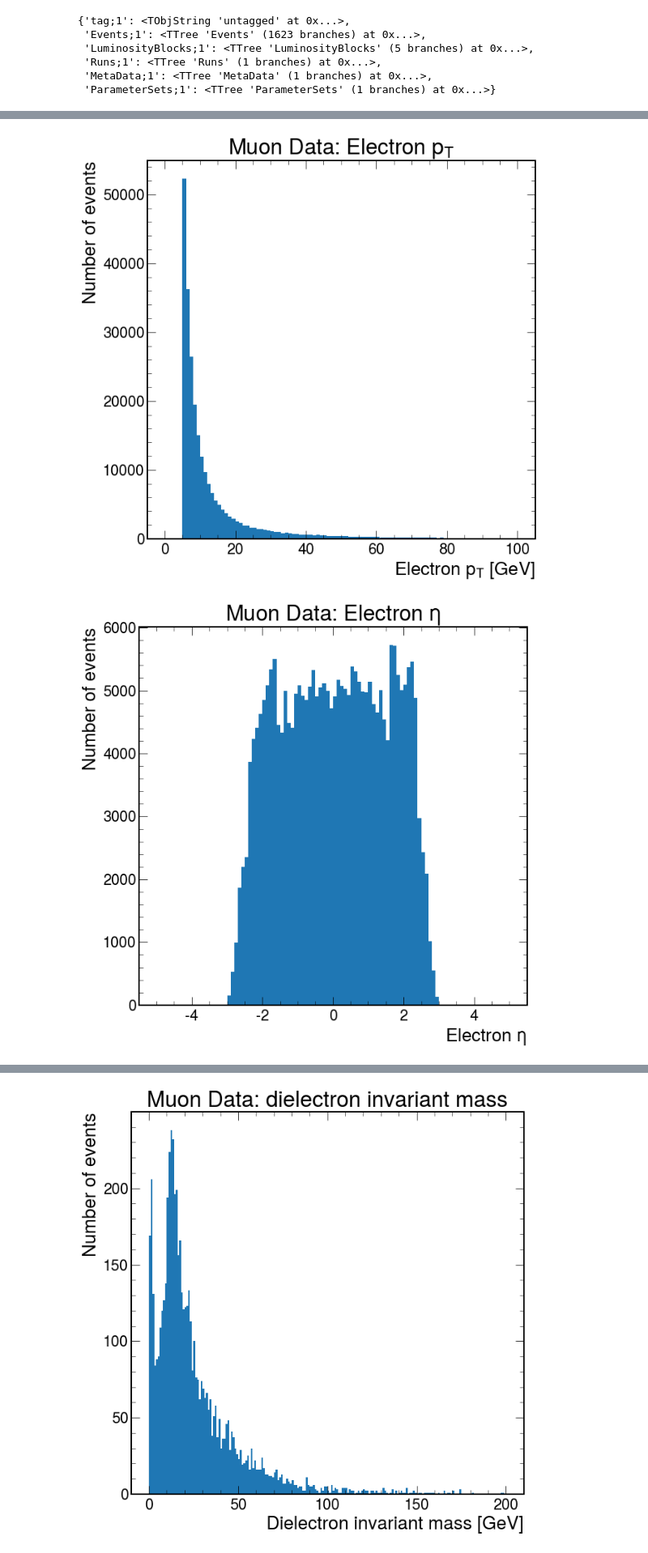
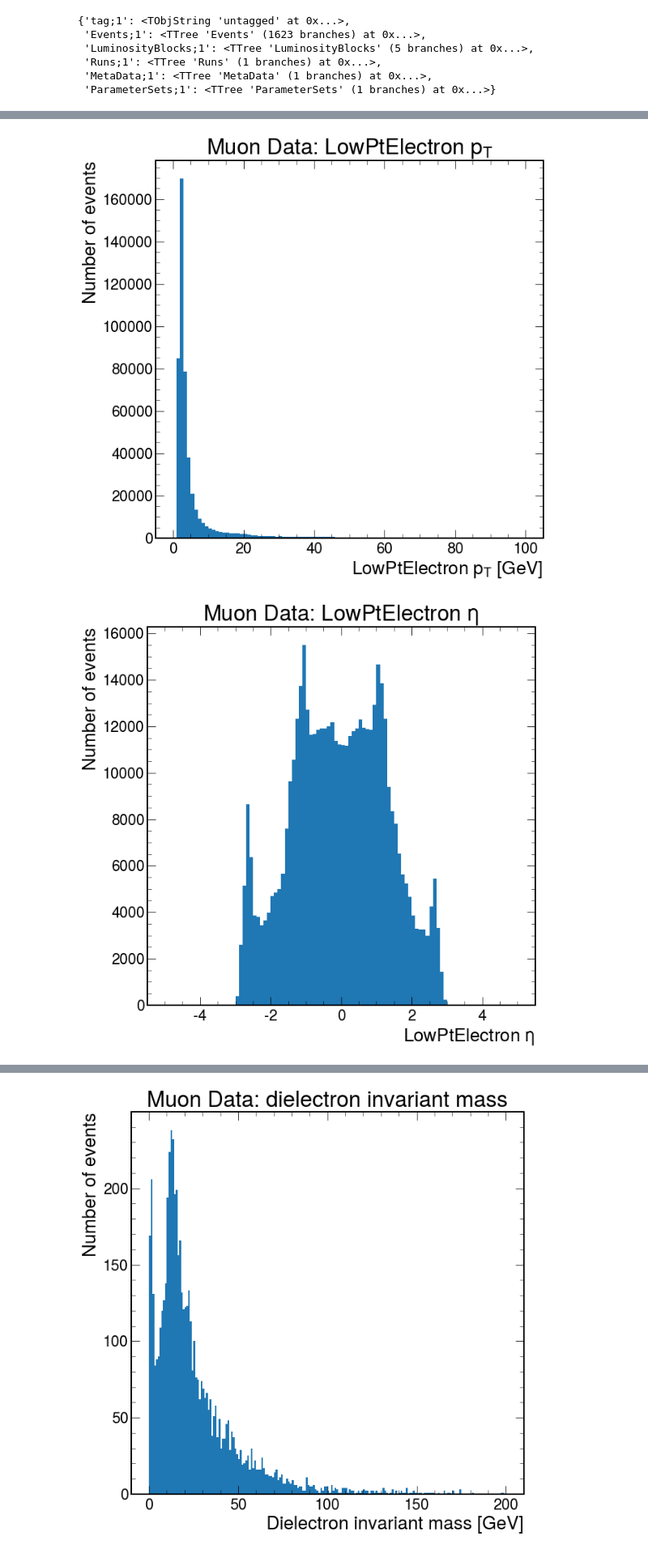
Before and after one commit to ku-cms/LeptonStudies, a Jupyter notebook: notebooks/electron_tnp_Jpsi_mass.ipynb, the cells around one changed output, grey strips where cells are left out. Shown: that part at 81% size. Cells and saved outputs as stored; diff of their text form; code cells hidden in the pictures.

```diff
--- a/notebooks/electron_tnp_Jpsi_mass.ipynb
+++ b/notebooks/electron_tnp_Jpsi_mass.ipynb
@@ -95,6 +101,20 @@ Sample: Muon Data 2023
  - Number of muons: total = 1822803, per event (avg.) = 1.76
 # %%
 # Muon Data
+
+# LowPtElectron pT
+fig, ax = plt.subplots()
+ax.set_title(r"Muon Data: LowPtElectron $p_{T}$")
+ax.set_xlabel(r"LowPtElectron $p_{T}$ [GeV]")
+ax.set_ylabel(r"Number of events")
+ax.hist(ak.flatten(data_events.LowPtElectron.pt), bins=np.linspace(0, 100, 101))
+
+# LowPtElectron eta
+fig, ax = plt.subplots()
+ax.set_title(r"Muon Data: LowPtElectron $\eta$")
+ax.set_xlabel(r"LowPtElectron $\eta$")
+ax.set_ylabel(r"Number of events")
+ax.hist(ak.flatten(data_events.LowPtElectron.eta), bins=np.linspace(-5, 5, 101))
 
 # Electron pT
 fig, ax = plt.subplots()
@@ -114,32 +134,32 @@ ax.hist(ak.flatten(data_events.Electron.eta), bins=np.linspace(-5, 5, 101))
 fig, ax = plt.subplots()
 ax.set_title(r"Muon Data: Muon $p_{T}$")
 ax.set_xlabel(r"Muon $p_{T}$ [GeV]")
 ax.set_ylabel(r"Number of events")
 ax.hist(ak.flatten(data_events.Muon.pt), bins=np.linspace(0, 100, 101))
 
 # Muon eta
 fig, ax = plt.subplots()
 ax.set_title(r"Muon Data: Muon $\eta$")
 ax.set_xlabel(r"Muon $\eta$")
 ax.set_ylabel(r"Number of events")
 ax.hist(ak.flatten(data_events.Muon.eta), bins=np.linspace(-5, 5, 101))
 # %% [output]
 (array([4.0000e+00, 4.0000e+00, 8.0000e+00, 7.0000e+00, 7.0000e+00,
         6.0000e+00, 8.0000e+00, 1.1000e+01, 1.1000e+01, 1.1000e+01,
         1.6000e+01, 1.8000e+01, 1.9000e+01, 1.7000e+01, 1.1000e+01,
         1.9000e+01, 1.7000e+01, 2.2000e+01, 3.0000e+01, 3.3000e+01,
         3.2000e+01, 3.8000e+01, 5.6000e+01, 8.0000e+01, 1.1600e+02,
         4.0790e+03, 2.3855e+04, 2.7411e+04, 2.6523e+04, 2.9840e+04,
         3.1114e+04, 3.1360e+04, 3.0622e+04, 3.3909e+04, 3.6127e+04,
         4.0688e+04, 4.3818e+04, 4.7165e+04, 4.7916e+04, 4.6844e+04,
         4.3751e+04, 4.2109e+04, 4.2562e+04, 4.1170e+04, 4.0391e+04,
         4.1467e+04, 4.1186e+04, 3.3722e+04, 3.6959e+04, 4.1007e+04,
         4.0752e+04, 3.7056e+04, 3.4153e+04, 4.1637e+04, 4.2269e+04,
         4.0935e+04, 4.1405e+04, 4.2885e+04, 4.2896e+04, 4.5367e+04,
 ... (15 lines left out)
          2.7,  2.8,  2.9,  3. ,  3.1,  3.2,  3.3,  3.4,  3.5,  3.6,  3.7,
          3.8,  3.9,  4. ,  4.1,  4.2,  4.3,  4.4,  4.5,  4.6,  4.7,  4.8,
          4.9,  5. ]),
  <BarContainer object of 100 artists>)
-[figure, old version]
+[figure, new version]
-[figure, old version]
+[figure, new version]
```
Also changed, not shown: parts of 3 cells of this notebook, 1 other file.
